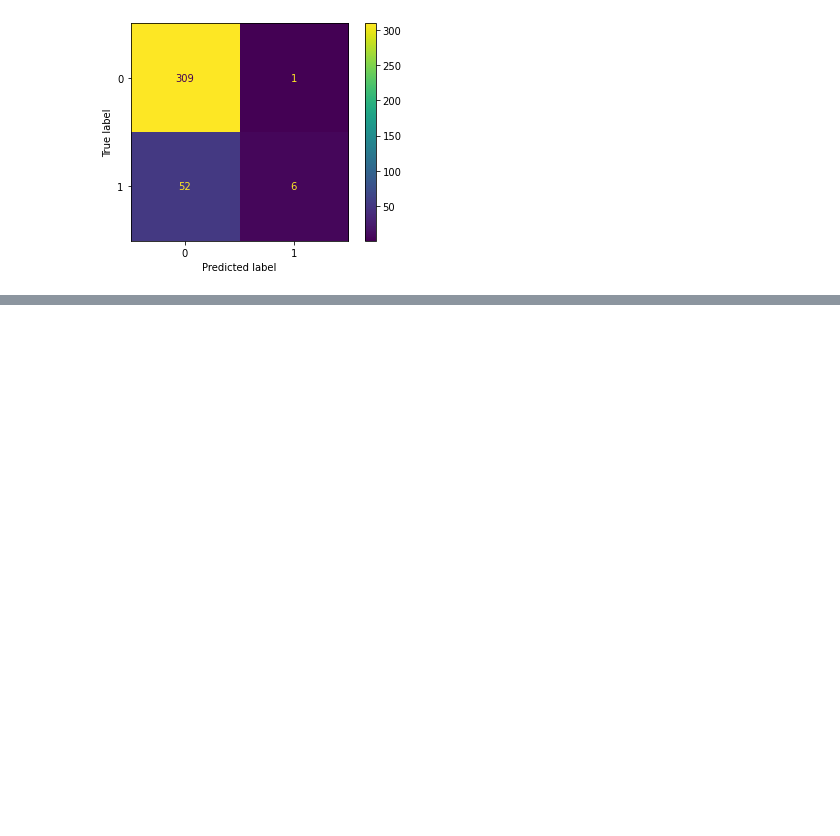
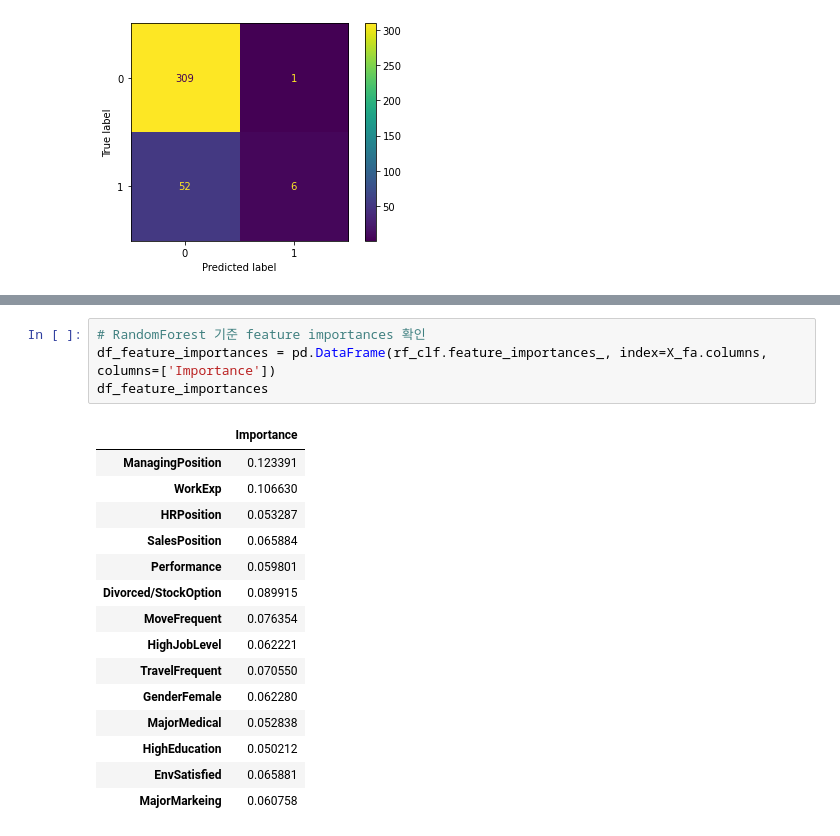
Before and after one commit to minstrel1149/HR_analytics_1, a Jupyter notebook: Attrition_analytics_fa.ipynb, the cells around one changed output, grey strips where cells are left out. Drawn from its saved outputs; the diff is of its cells as text; blank space fills up the shorter version.

```diff
--- a/Attrition_analytics_fa.ipynb
+++ b/Attrition_analytics_fa.ipynb
@@ -263,0 +339,20 @@ ConfusionMatrixDisplay.from_estimator(logreg, X_test, y_test)
+# %%
+# RandomForest 기준 feature importances 확인
+df_feature_importances = pd.DataFrame(rf_clf.feature_importances_, index=X_fa.columns, columns=['Importance'])
+df_feature_importances
+# %% [output]
+|  | Importance |
+| ManagingPosition | 0.123391 |
+| WorkExp | 0.106630 |
+| HRPosition | 0.053287 |
+| SalesPosition | 0.065884 |
+| Performance | 0.059801 |
+| Divorced/StockOption | 0.089915 |
+| MoveFrequent | 0.076354 |
+| HighJobLevel | 0.062221 |
+| TravelFrequent | 0.070550 |
+| GenderFemale | 0.062280 |
+| MajorMedical | 0.052838 |
+| HighEducation | 0.050212 |
+| EnvSatisfied | 0.065881 |
+| MajorMarkeing | 0.060758 |
```
Also changed, not shown: parts of 9 cells of this notebook, 1 other file.
